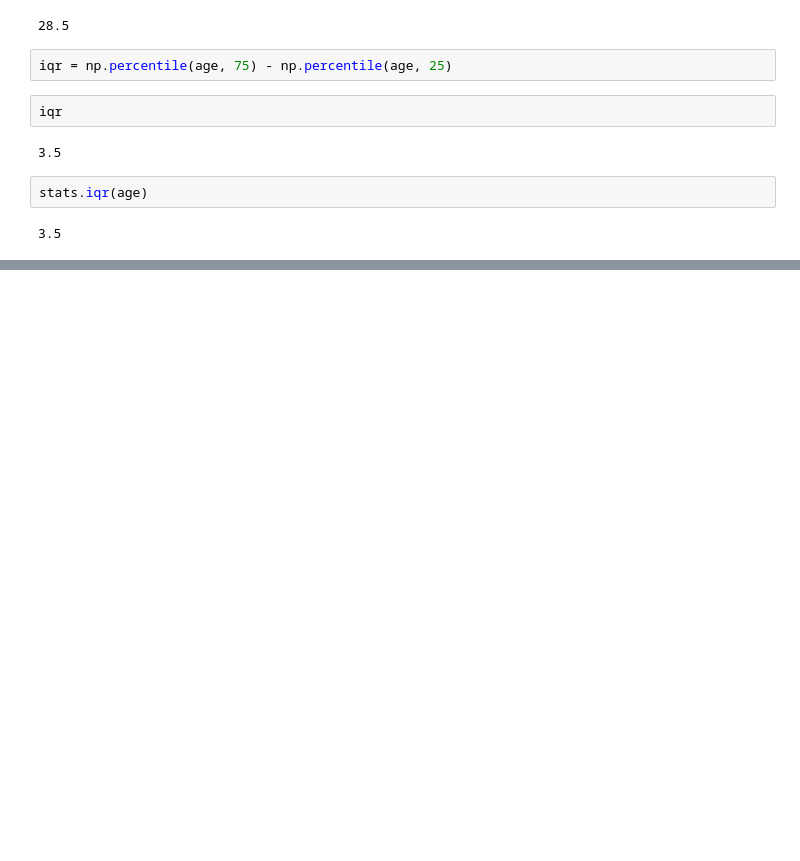
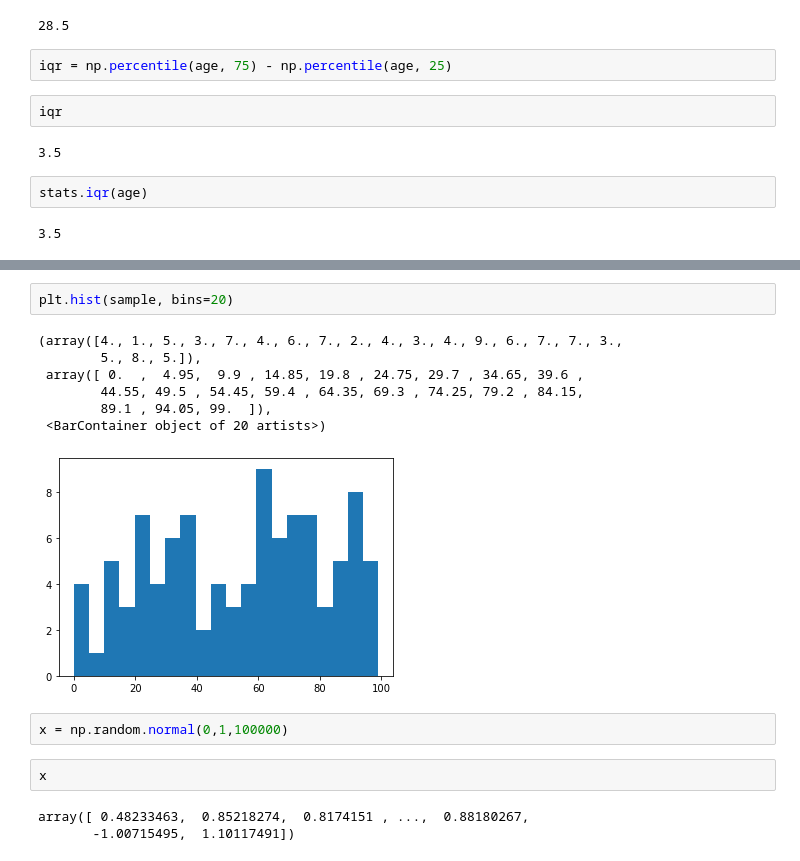
Before and after one commit to Ertugrul-Kurubal/Statistics-With-Python, a Jupyter notebook: Statistics In Lab.ipynb, the cells around one changed output, grey strips where cells are left out. Saved outputs shown, nothing was run; the diff lists cells and outputs as text; blank space fills up the shorter version.

```diff
--- a/Statistics In Lab.ipynb
+++ b/Statistics In Lab.ipynb
@@ -128,0 +151,17 @@ stats.iqr(age)
+# %%
+plt.hist(sample, bins=20)
+# %% [output]
+(array([4., 1., 5., 3., 7., 4., 6., 7., 2., 4., 3., 4., 9., 6., 7., 7., 3.,
+        5., 8., 5.]),
+ array([ 0.  ,  4.95,  9.9 , 14.85, 19.8 , 24.75, 29.7 , 34.65, 39.6 ,
+        44.55, 49.5 , 54.45, 59.4 , 64.35, 69.3 , 74.25, 79.2 , 84.15,
+        89.1 , 94.05, 99.  ]),
+ <BarContainer object of 20 artists>)
+[figure, added]
+# %%
+x = np.random.normal(0,1,100000)
+# %%
+x
+# %% [output]
+array([ 0.48233463,  0.85218274,  0.8174151 , ...,  0.88180267,
+       -1.00715495,  1.10117491])
```
Also changed, not shown: parts of 9 cells of this notebook.
